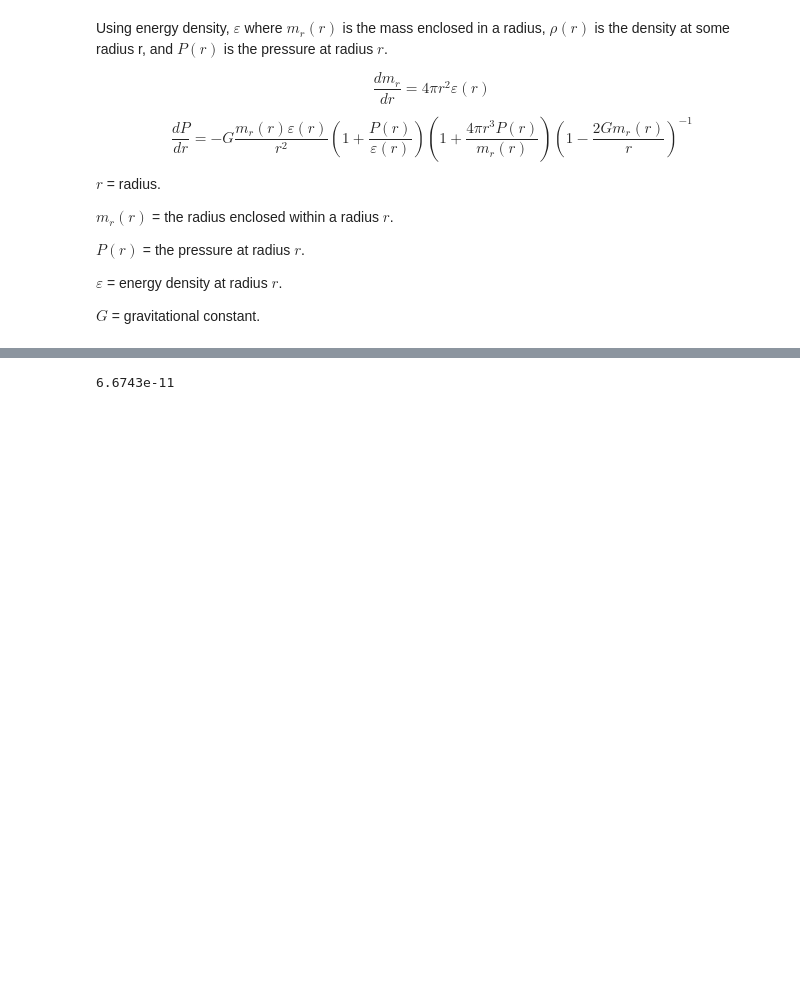
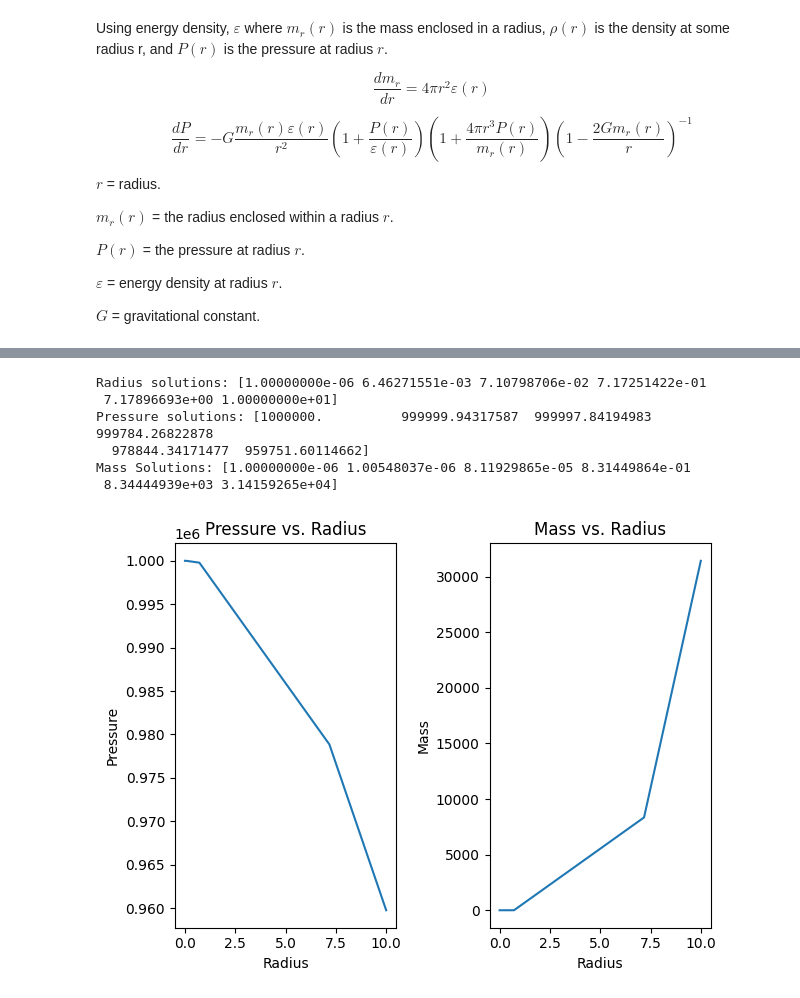
Before and after one commit to EHMD28/learn-scipy, a Jupyter notebook: tov.ipynb, the cells around one changed output, grey strips where cells are left out. Saved outputs shown, nothing was run; the diff lists cells and outputs as text; code cells hidden in the pictures; blank space fills up the shorter version.

Commit message:
added plotting code (not real constants)

```diff
--- a/tov.ipynb
+++ b/tov.ipynb
@@ -50,8 +56,9 @@ def energy_density(p):
     '''
     Calculates the energy density as a function of pressure.
     '''
-    K = ...
-    gamma = ...
+    # TODO: Add valid values
+    K = 1
+    gamma = 2
     return (p / K) ** (1 / gamma)
 
 def tov_rhs(r, state):
@@ -70,11 +77,11 @@ def tov_rhs(r, state):
     dp_dr = f1 * f2 * f3 * f4
     return [dp_dr, dm_dr]
 
-R_0 = 0
-R_MAX = 100
+R_0 = 1e-6
+R_MAX = 10
 R_SPAN = (R_0, R_MAX)
-P_0 = 1e-6
-M_0 = 0
+P_0 = 1e6
+M_0 = 1e-6
 
 def solve():
     intial_conditions = (P_0, M_0)
@@ -93,4 +100,31 @@ print(f"Radius solutions: {r_solutions}")
 print(f"Pressure solutions: {p_solutions}")
 print(f"Mass Solutions: {m_solutions}")
 # %% [output]
-6.6743e-11
+Radius solutions: [1.00000000e-06 6.46271551e-03 7.10798706e-02 7.17251422e-01
+ 7.17896693e+00 1.00000000e+01]
+Pressure solutions: [1000000.          999999.94317587  999997.84194983  999784.26822878
+  978844.34171477  959751.60114662]
+Mass Solutions: [1.00000000e-06 1.00548037e-06 8.11929865e-05 8.31449864e-01
+ 8.34444939e+03 3.14159265e+04]
+# %%
+from matplotlib.axes import Axes
+from matplotlib.figure import Figure
+import matplotlib.pyplot as plt
+
+subplots: tuple[Figure, tuple[Axes, Axes]] = plt.subplots(1, 2)
+fig, (ax1, ax2) = subplots
+
+ax1.set_title("Pressure vs. Radius")
+ax1.set_ylabel("Pressure")
+ax1.set_xlabel("Radius")
+ax1.plot(r_solutions, p_solutions)
+
+ax2.set_title("Mass vs. Radius")
+ax2.set_ylabel("Mass")
+ax2.set_xlabel("Radius")
+ax2.plot(r_solutions, m_solutions)
+
+fig.tight_layout()
+plt.show()
+# %% [output]
+[figure, added]
```
Also changed, not shown: parts of 1 cell of this notebook.
